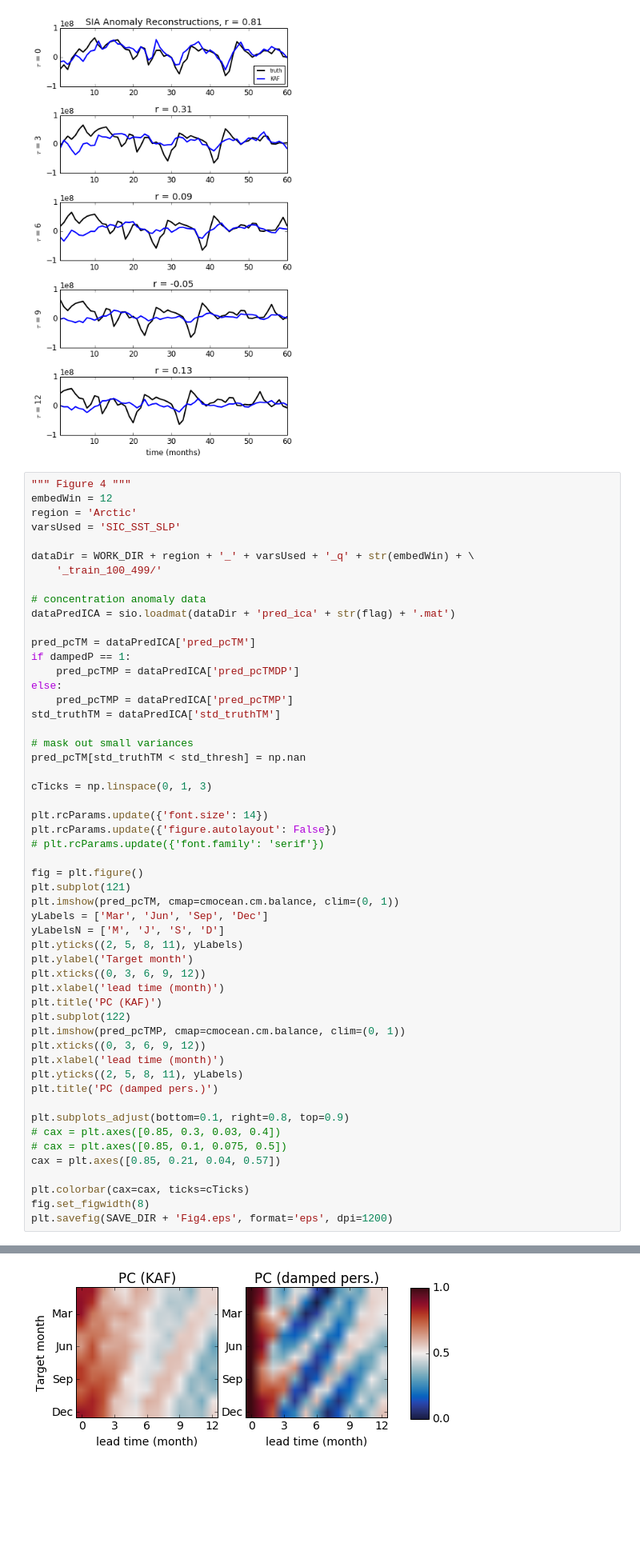
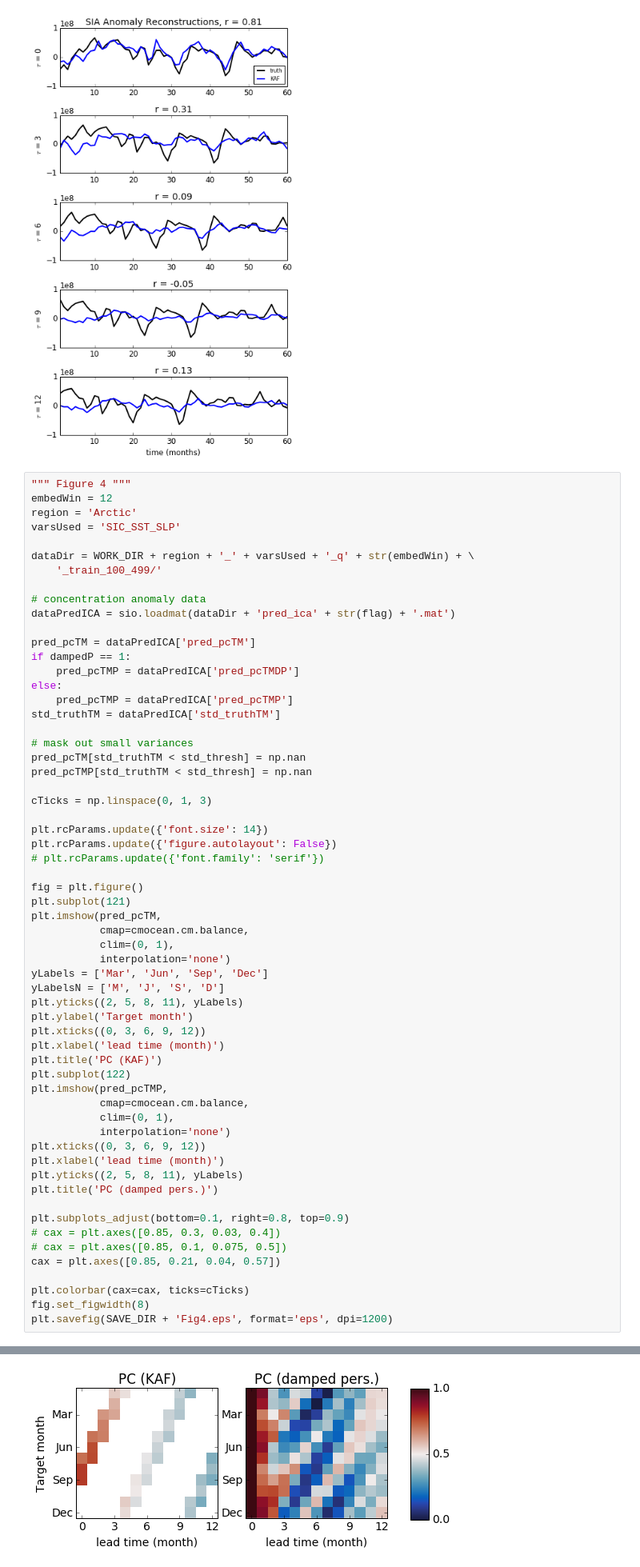
Before and after one commit to darincomeau/KAF_ASIA, a Jupyter notebook: make_figures_revision.ipynb, the cells around one changed output, grey strips where cells are left out. Shown at 80% size. Drawn from its saved outputs; the diff is of its cells as text; blank space fills up the shorter version.

```diff
--- a/make_figures_revision.ipynb
+++ b/make_figures_revision.ipynb
@@ -286,6 +286,7 @@ std_truthTM = dataPredICA['std_truthTM']
 
 # mask out small variances
 pred_pcTM[std_truthTM < std_thresh] = np.nan
+pred_pcTMP[std_truthTM < std_thresh] = np.nan
 
 cTicks = np.linspace(0, 1, 3)
 
@@ -295,7 +296,10 @@ plt.rcParams.update({'figure.autolayout': False})
 
 fig = plt.figure()
 plt.subplot(121)
-plt.imshow(pred_pcTM, cmap=cmocean.cm.balance, clim=(0, 1))
+plt.imshow(pred_pcTM,
+           cmap=cmocean.cm.balance,
+           clim=(0, 1),
+           interpolation='none')
 yLabels = ['Mar', 'Jun', 'Sep', 'Dec']
 yLabelsN = ['M', 'J', 'S', 'D']
 plt.yticks((2, 5, 8, 11), yLabels)
@@ -304,7 +308,10 @@ plt.xticks((0, 3, 6, 9, 12))
 plt.xlabel('lead time (month)')
 plt.title('PC (KAF)')
 plt.subplot(122)
-plt.imshow(pred_pcTMP, cmap=cmocean.cm.balance, clim=(0, 1))
+plt.imshow(pred_pcTMP,
+           cmap=cmocean.cm.balance,
+           clim=(0, 1),
+           interpolation='none')
 plt.xticks((0, 3, 6, 9, 12))
 plt.xlabel('lead time (month)')
 plt.yticks((2, 5, 8, 11), yLabels)
@@ -323 +329 @@ plt.savefig(SAVE_DIR + 'Fig4.eps', format='eps', dpi=1200)
-[figure, old version]
+[figure, new version]
```
Also changed, not shown: parts of 13 cells of this notebook, 3 other files.
